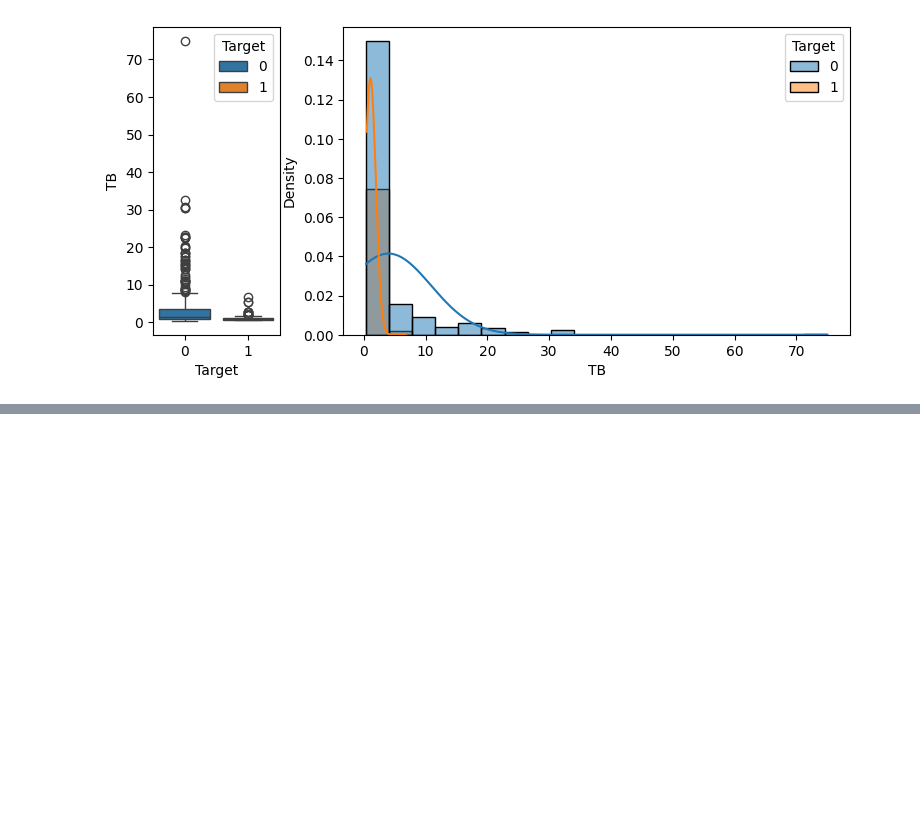
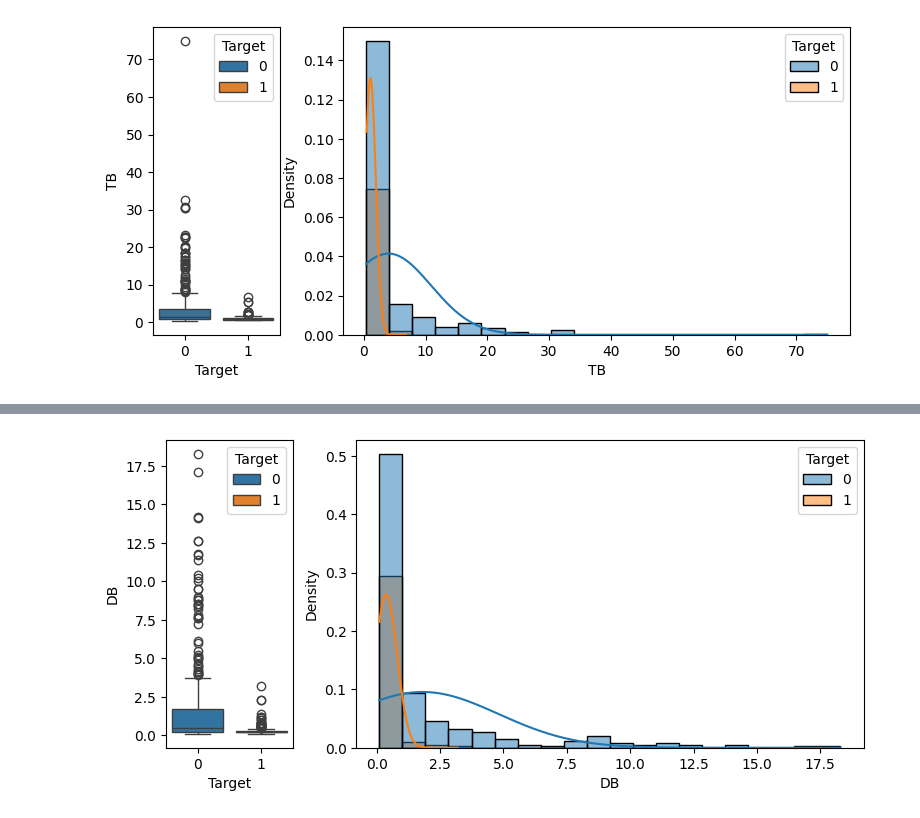
Before and after one commit to SrChen6/AA1-Competition, a Jupyter notebook: preprocessing-v2.ipynb, the cells around one changed output, grey strips where cells are left out. Saved outputs shown, nothing was run; the diff lists cells and outputs as text; code cells hidden in the pictures; blank space fills up the shorter version.

```diff
--- a/preprocessing-v2.ipynb
+++ b/preprocessing-v2.ipynb
@@ -279,0 +282,4 @@ histbox(data_v1[data_v1], "TB", 20)
+# %%
+histbox(data_v1, "DB", 20)
+# %% [output]
+[figure, added]
```
Also changed, not shown: parts of 44 cells of this notebook, 4 other files.
